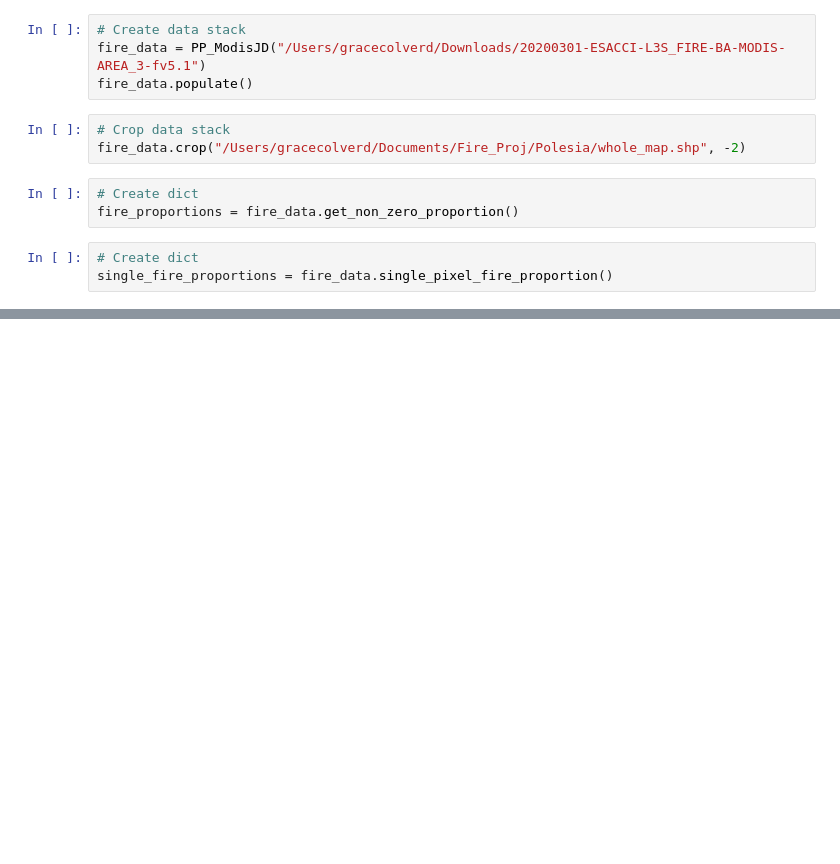
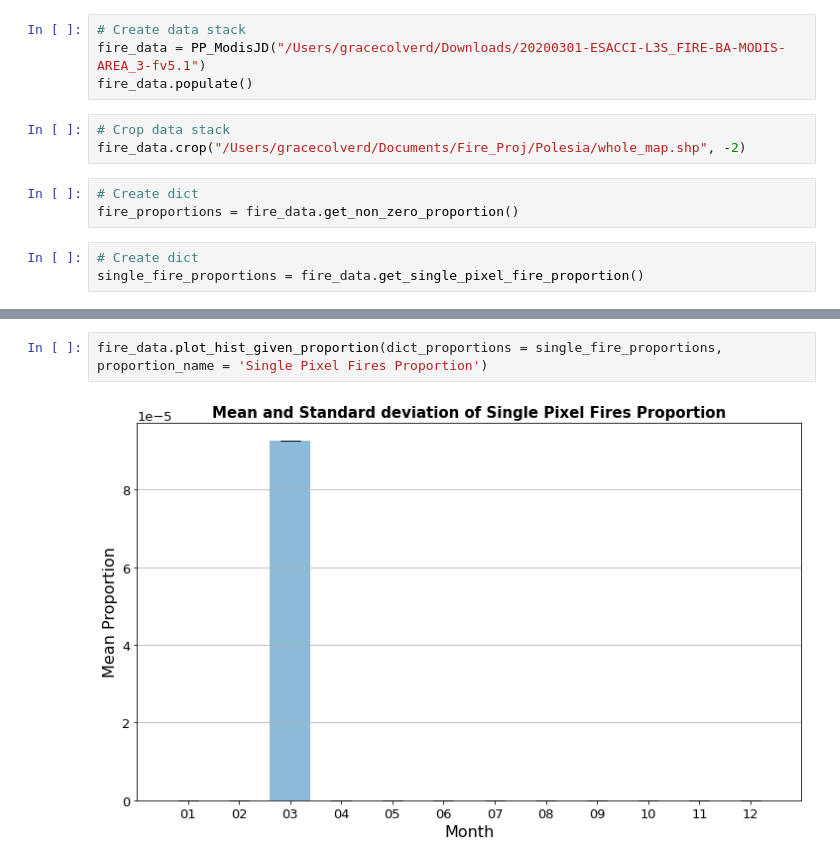
Before and after one commit to ai4er-cdt/WildfireDistribution, a Jupyter notebook: notebooks/exploratory/1.0_hc_modis_preprocessing.ipynb, the cells around one changed output, grey strips where cells are left out. Saved outputs shown, nothing was run; the diff lists cells and outputs as text; blank space fills up the shorter version.

```diff
--- a/notebooks/exploratory/1.0_hc_modis_preprocessing.ipynb
+++ b/notebooks/exploratory/1.0_hc_modis_preprocessing.ipynb
@@ -642,5 +656,5 @@ fire_data.crop("/Users/gracecolverd/Documents/Fire_Proj/Polesia/whole_map.shp",
 fire_proportions = fire_data.get_non_zero_proportion()
 # %%
 # Create dict
-single_fire_proportions = fire_data.single_pixel_fire_proportion()
+single_fire_proportions = fire_data.get_single_pixel_fire_proportion()
 # %%
@@ -655,0 +670,4 @@ fire_data.plot_hist_non_zero_proportion()
+# %%
+fire_data.plot_hist_given_proportion(dict_proportions = single_fire_proportions, proportion_name = 'Single Pixel Fires Proportion')
+# %% [output]
+[figure, added]
```
Also changed, not shown: parts of 4 cells of this notebook.
